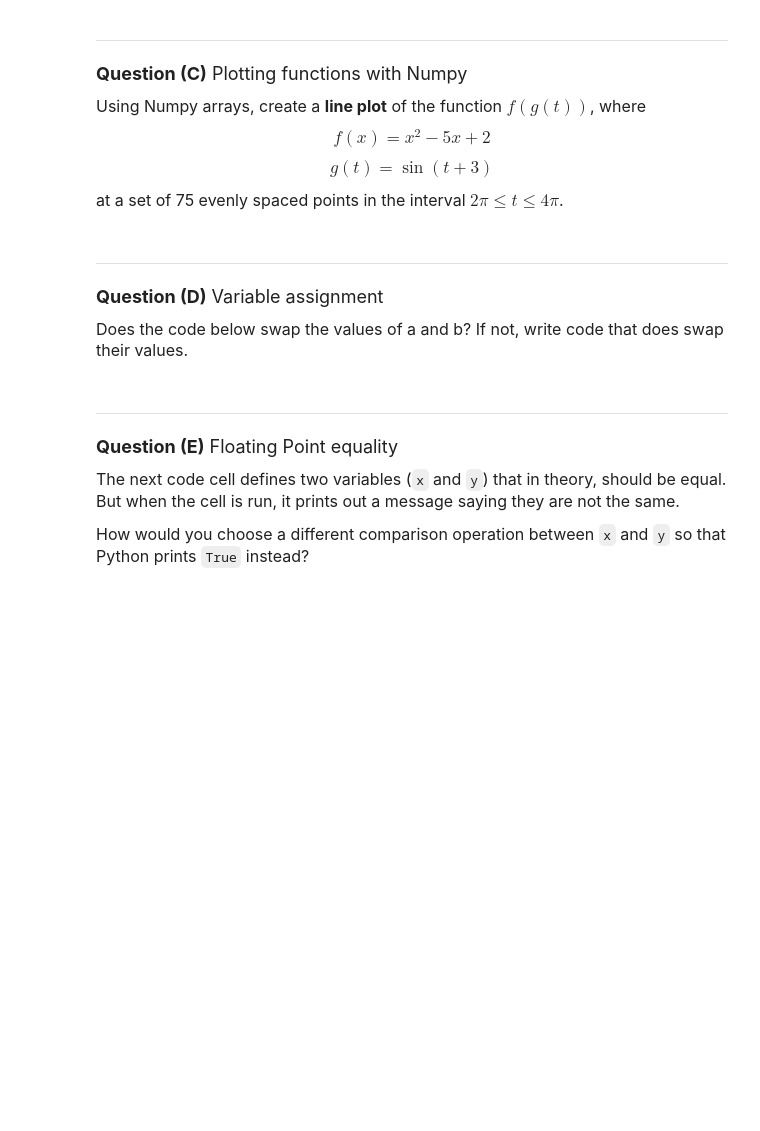
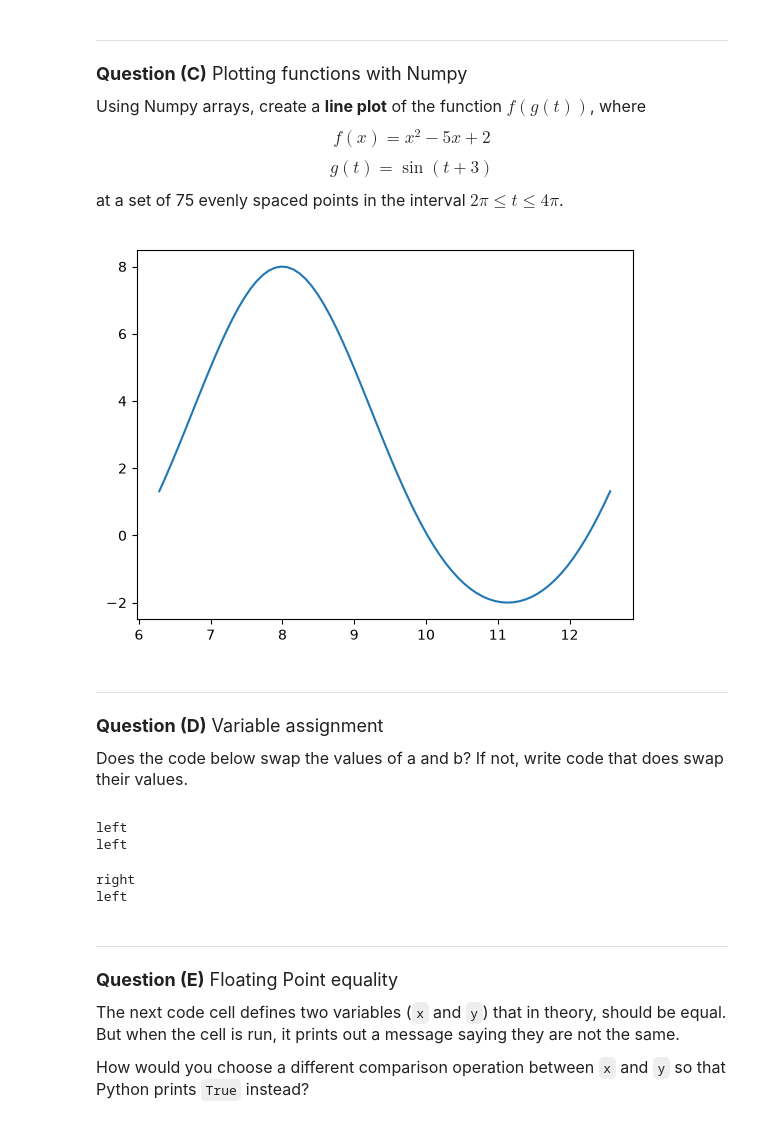
Before and after one commit to MiaoxiMuseWang/datasci151fall2026, a Jupyter notebook: _quizzes/practice_quiz/practice_quiz.ipynb, the cells around one changed output. Saved outputs shown, nothing was run; the diff lists cells and outputs as text; code cells hidden in the pictures; blank space fills up the shorter version.

```diff
--- a/_quizzes/practice_quiz/practice_quiz.ipynb
+++ b/_quizzes/practice_quiz/practice_quiz.ipynb
@@ -109,6 +131,20 @@ $$ g(t) = \sin(t + 3) $$
 at a set of 75 evenly spaced points in the interval $2\pi \leq t \leq 4\pi$.
 # %%
 # your code here
+import math
+import statistics as stats
+import matplotlib.pyplot as plt
+import pandas as pd
+import numpy as np
+
+t = np.linspace(2*(np.pi), 4*(np.pi), 75)
+x_val= np.sin(t+3)
+y_val= x_val**2 - 5*x_val + 2
+
+plt.plot(t, y_val)
+plt.show()
+# %% [output]
+[figure, added]
 # %% [markdown]
 _______________________________
 <font size = "4">
@@ -124,11 +160,26 @@ b = "right"
 
 b = a
 a = b
+
+print(a)
+print(b)
+# %% [output]
+left
+left
 # %%
 a = "left"
 b = "right"
 
 # If the previous cell didn't work, put your changes here:
+a_copy = a
+a = b
+b = a_copy
+
+print(a)
+print(b)
+# %% [output]
+right
+left
 # %% [markdown]
 _______________________________
 <font size = "4">
```
Also changed, not shown: parts of 6 cells of this notebook.
